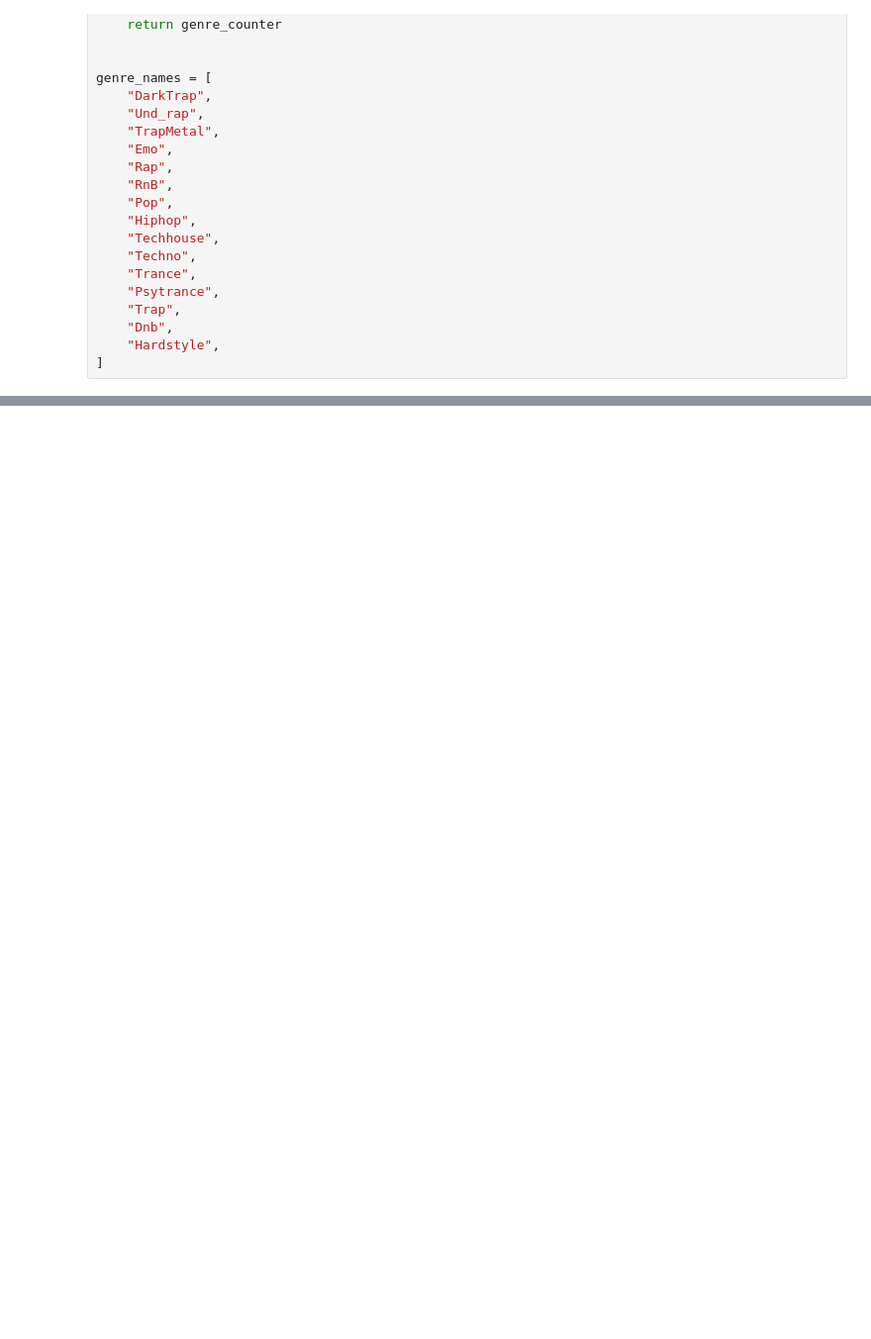
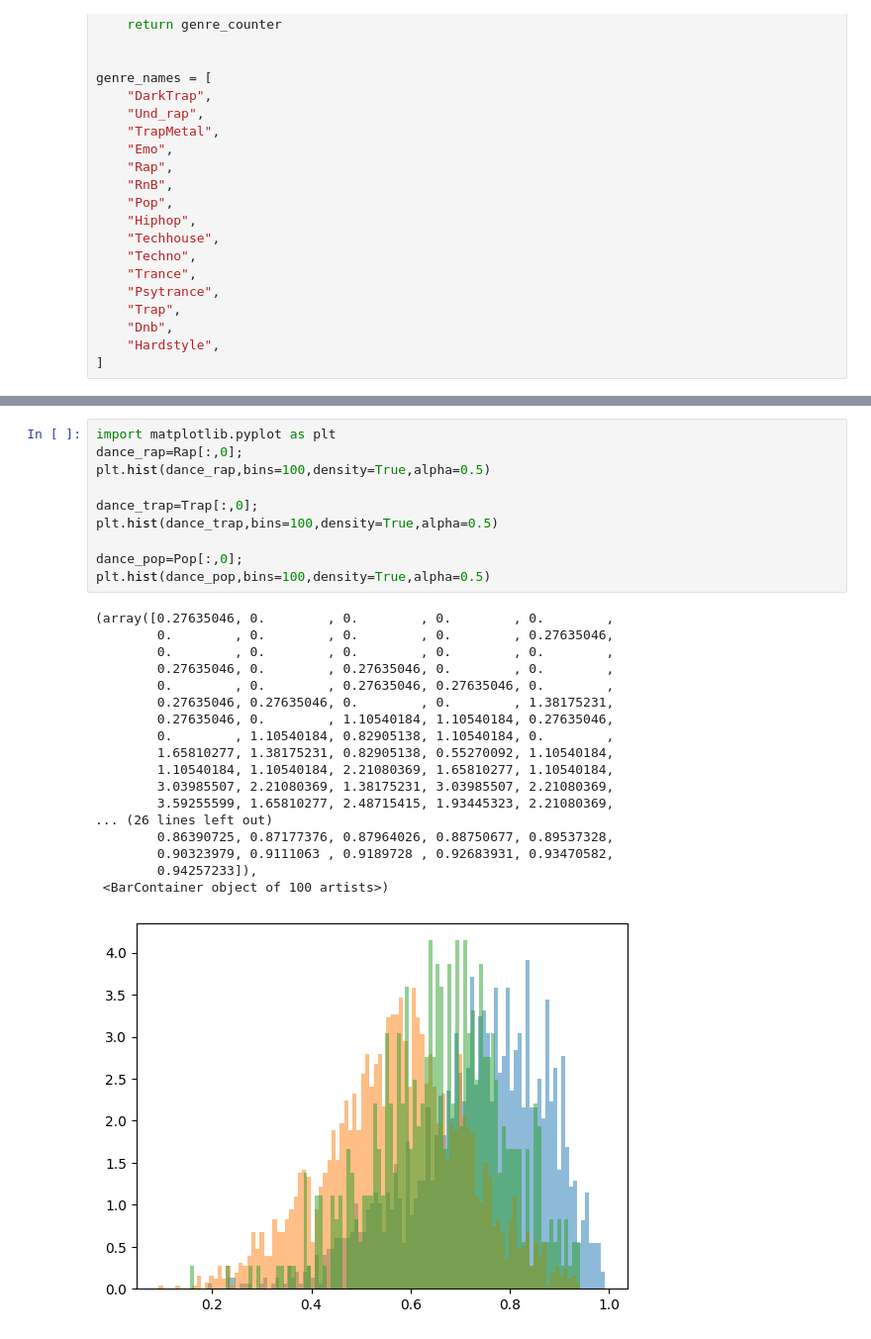
Before and after one commit to henrywhite2727/Genre_Predictor, a Jupyter notebook: testing.ipynb, the cells around one changed output, grey strips where cells are left out. Shown: that part at 99% size. Drawn from its saved outputs; the diff is of its cells as text; blank space fills up the shorter version.

```diff
--- a/testing.ipynb
+++ b/testing.ipynb
@@ -184,0 +221,29 @@ Text(0.5, 1.0, 'Genre Guesses for Hiphop Songs')
+# %%
+import matplotlib.pyplot as plt
+dance_rap=Rap[:,0];
+plt.hist(dance_rap,bins=100,density=True,alpha=0.5)
+
+dance_trap=Trap[:,0];
+plt.hist(dance_trap,bins=100,density=True,alpha=0.5)
+
+dance_pop=Pop[:,0];
+plt.hist(dance_pop,bins=100,density=True,alpha=0.5)
+# %% [output]
+(array([0.27635046, 0.        , 0.        , 0.        , 0.        ,
+        0.        , 0.        , 0.        , 0.        , 0.27635046,
+        0.        , 0.        , 0.        , 0.        , 0.        ,
+        0.27635046, 0.        , 0.27635046, 0.        , 0.        ,
+        0.        , 0.        , 0.27635046, 0.27635046, 0.        ,
+        0.27635046, 0.27635046, 0.        , 0.        , 1.38175231,
+        0.27635046, 0.        , 1.10540184, 1.10540184, 0.27635046,
+        0.        , 1.10540184, 0.82905138, 1.10540184, 0.        ,
+        1.65810277, 1.38175231, 0.82905138, 0.55270092, 1.10540184,
+        1.10540184, 1.10540184, 2.21080369, 1.65810277, 1.10540184,
+        3.03985507, 2.21080369, 1.38175231, 3.03985507, 2.21080369,
+        3.59255599, 1.65810277, 2.48715415, 1.93445323, 2.21080369,
+... (26 lines left out)
+        0.86390725, 0.87177376, 0.87964026, 0.88750677, 0.89537328,
+        0.90323979, 0.9111063 , 0.9189728 , 0.92683931, 0.93470582,
+        0.94257233]),
+ <BarContainer object of 100 artists>)
+[figure, added]
```
Also changed, not shown: parts of 7 cells of this notebook, 7 other files.
